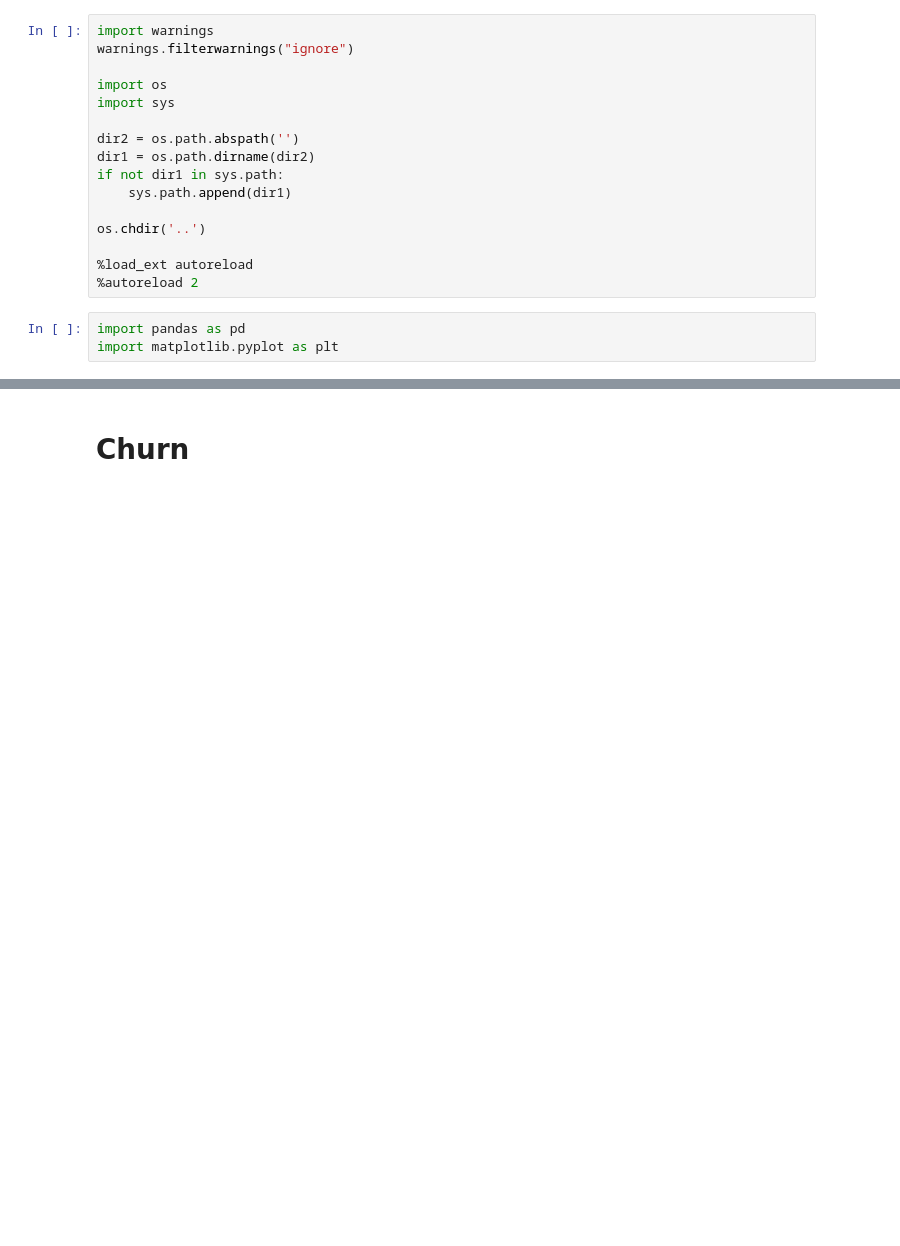
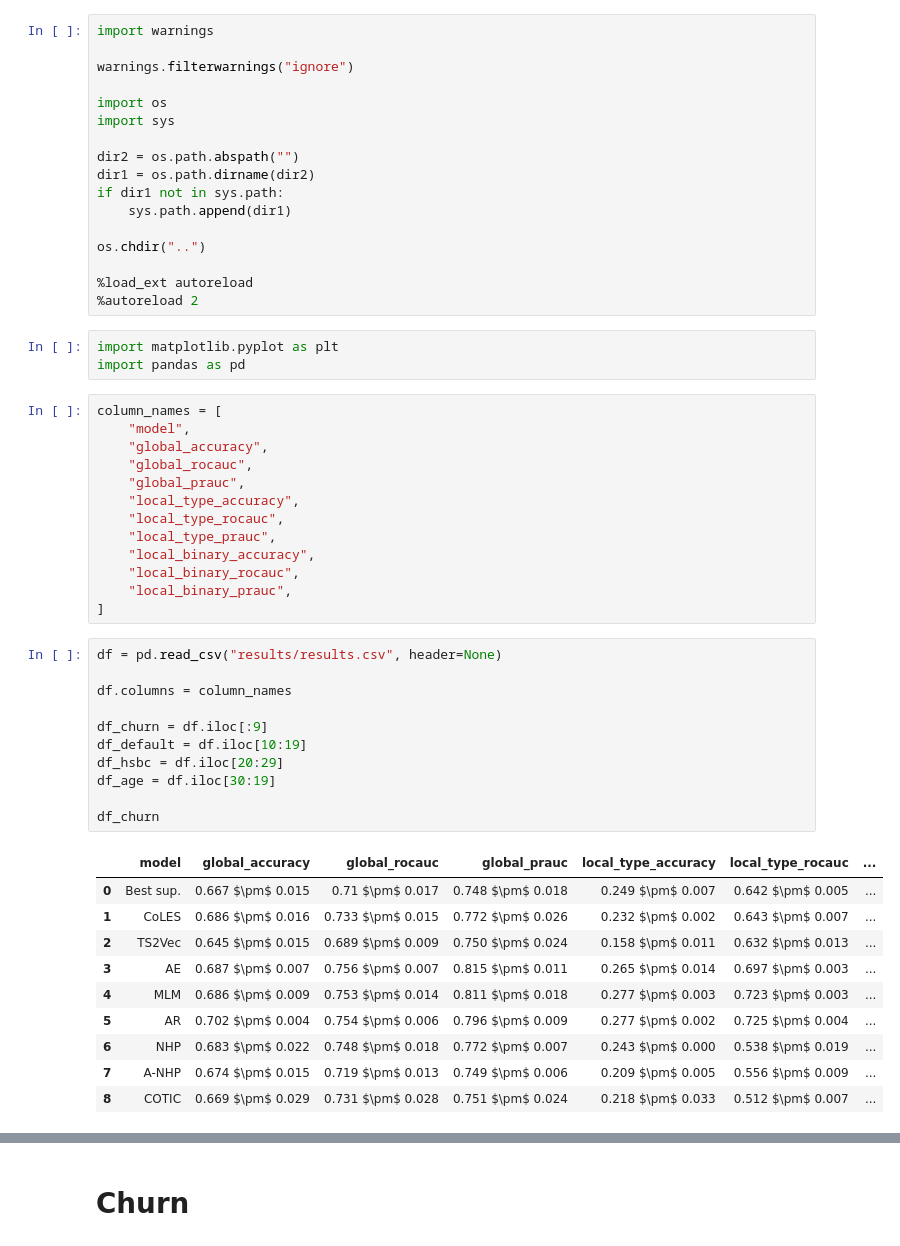
Before and after one commit to romanenkova95/transactions_gen_models, a Jupyter notebook: notebooks/draw_resulys.ipynb, the cells around one changed output, grey strips where cells are left out. Cells and saved outputs as stored; diff of their text form; blank space fills up the shorter version.

```diff
--- a/notebooks/draw_resulys.ipynb
+++ b/notebooks/draw_resulys.ipynb
@@ -1,19 +1,55 @@
 # %%
 import warnings
+
 warnings.filterwarnings("ignore")
 
 import os
 import sys
 
-dir2 = os.path.abspath('')
+dir2 = os.path.abspath("")
 dir1 = os.path.dirname(dir2)
-if not dir1 in sys.path:
+if dir1 not in sys.path:
     sys.path.append(dir1)
 
-os.chdir('..')
+os.chdir("..")
 
 %load_ext autoreload
 %autoreload 2
 # %%
+import matplotlib.pyplot as plt
 import pandas as pd
-import matplotlib.pyplot as plt
+# %%
+column_names = [
+    "model",
+    "global_accuracy",
+    "global_rocauc",
+    "global_prauc",
+    "local_type_accuracy",
+    "local_type_rocauc",
+    "local_type_prauc",
+    "local_binary_accuracy",
+    "local_binary_rocauc",
+    "local_binary_prauc",
+]
+# %%
+df = pd.read_csv("results/results.csv", header=None)
+
+df.columns = column_names
+
+df_churn = df.iloc[:9]
+df_default = df.iloc[10:19]
+df_hsbc = df.iloc[20:29]
+df_age = df.iloc[30:19]
+
+df_churn
+# %% [output]
+|  | model | global_accuracy | global_rocauc | global_prauc | local_type_accuracy | local_type_rocauc | ... |
+| 0 | Best sup. | 0.667 $\pm$ 0.015 | 0.71 $\pm$ 0.017 | 0.748 $\pm$ 0.018 | 0.249 $\pm$ 0.007 | 0.642 $\pm$ 0.005 | ... |
+| 1 | CoLES | 0.686 $\pm$ 0.016 | 0.733 $\pm$ 0.015 | 0.772 $\pm$ 0.026 | 0.232 $\pm$ 0.002 | 0.643 $\pm$ 0.007 | ... |
+| 2 | TS2Vec | 0.645 $\pm$ 0.015 | 0.689 $\pm$ 0.009 | 0.750 $\pm$ 0.024 | 0.158 $\pm$ 0.011 | 0.632 $\pm$ 0.013 | ... |
+| 3 | AE | 0.687 $\pm$ 0.007 | 0.756 $\pm$ 0.007 | 0.815 $\pm$ 0.011 | 0.265 $\pm$ 0.014 | 0.697 $\pm$ 0.003 | ... |
+| 4 | MLM | 0.686 $\pm$ 0.009 | 0.753 $\pm$ 0.014 | 0.811 $\pm$ 0.018 | 0.277 $\pm$ 0.003 | 0.723 $\pm$ 0.003 | ... |
+| 5 | AR | 0.702 $\pm$ 0.004 | 0.754 $\pm$ 0.006 | 0.796 $\pm$ 0.009 | 0.277 $\pm$ 0.002 | 0.725 $\pm$ 0.004 | ... |
+| 6 | NHP | 0.683 $\pm$ 0.022 | 0.748 $\pm$ 0.018 | 0.772 $\pm$ 0.007 | 0.243 $\pm$ 0.000 | 0.538 $\pm$ 0.019 | ... |
+| 7 | A-NHP | 0.674 $\pm$ 0.015 | 0.719 $\pm$ 0.013 | 0.749 $\pm$ 0.006 | 0.209 $\pm$ 0.005 | 0.556 $\pm$ 0.009 | ... |
+| 8 | COTIC | 0.669 $\pm$ 0.029 | 0.731 $\pm$ 0.028 | 0.751 $\pm$ 0.024 | 0.218 $\pm$ 0.033 | 0.512 $\pm$ 0.007 | ... |
```
Also changed, not shown: parts of 19 cells of this notebook.
